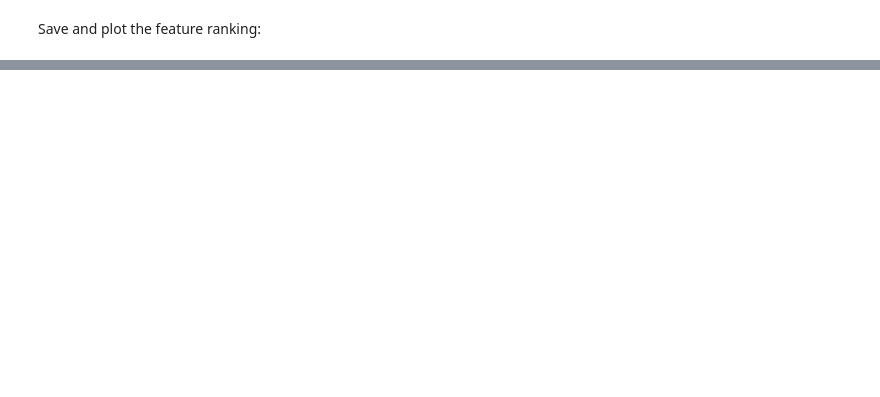
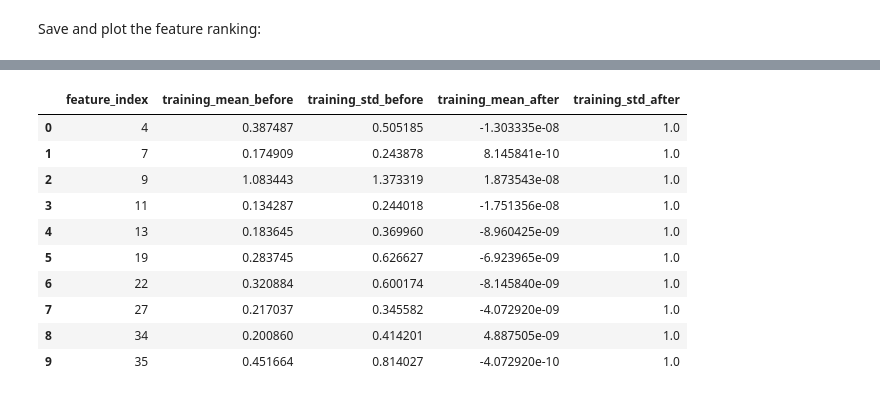
Before and after one commit to aimanfarooqui/AER850_MARSProject, a Jupyter notebook: preprocessing.ipynb, the cells around one changed output, grey strips where cells are left out. Cells and saved outputs as stored; diff of their text form; code cells hidden in the pictures; blank space fills up the shorter version.

Commit message:
add feature scaling + add outputs

```diff
--- a/preprocessing.ipynb
+++ b/preprocessing.ipynb
@@ -527,0 +687,31 @@ plt.show()
+# %%
+from sklearn.preprocessing import StandardScaler
+
+scaler = StandardScaler()
+scaler.fit(selected_features["train"])  # learn scaling from training rows only.
+processed_features = {}
+for split in split_files:
+    processed_features[split] = scaler.transform(selected_features[split]).astype(np.float32)
+    if not np.isfinite(processed_features[split]).all():
+        raise ValueError(f"Non-finite scaled features in {split}.")
+scaling_summary = pd.DataFrame({
+    "feature_index": selected_indices,
+    "training_mean_before": selected_features["train"].mean(axis=0),
+    "training_std_before": selected_features["train"].std(axis=0),
+    "training_mean_after": processed_features["train"].mean(axis=0),
+    "training_std_after": processed_features["train"].std(axis=0),
+})
+scaling_summary.to_csv(OUT_DIR / "scaling_summary.csv", index=False)
+display(scaling_summary.head(10))
+# %% [output]
+|  | feature_index | training_mean_before | training_std_before | training_mean_after | training_std_after |
+| 0 | 4 | 0.387487 | 0.505185 | -1.303335e-08 | 1.0 |
+| 1 | 7 | 0.174909 | 0.243878 | 8.145841e-10 | 1.0 |
+| 2 | 9 | 1.083443 | 1.373319 | 1.873543e-08 | 1.0 |
+| 3 | 11 | 0.134287 | 0.244018 | -1.751356e-08 | 1.0 |
+| 4 | 13 | 0.183645 | 0.369960 | -8.960425e-09 | 1.0 |
+| 5 | 19 | 0.283745 | 0.626627 | -6.923965e-09 | 1.0 |
+| 6 | 22 | 0.320884 | 0.600174 | -8.145840e-09 | 1.0 |
+| 7 | 27 | 0.217037 | 0.345582 | -4.072920e-09 | 1.0 |
+| 8 | 34 | 0.200860 | 0.414201 | 4.887505e-09 | 1.0 |
+| 9 | 35 | 0.451664 | 0.814027 | -4.072920e-10 | 1.0 |
```
Also changed, not shown: parts of 15 cells of this notebook.
